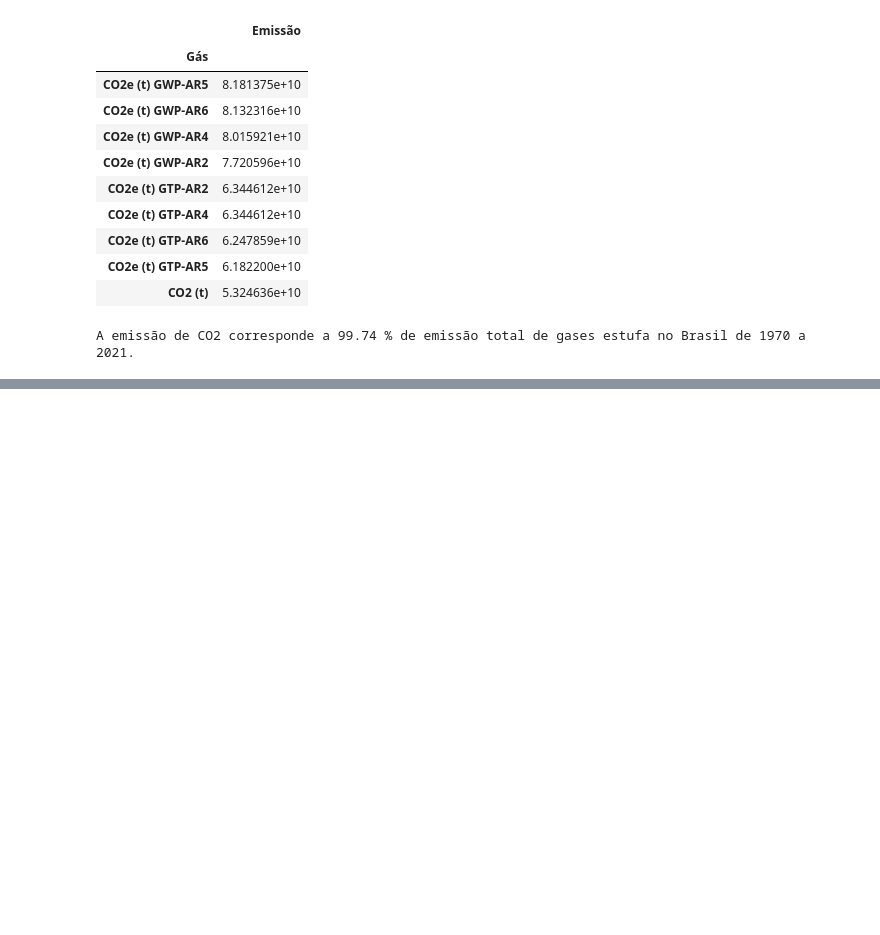
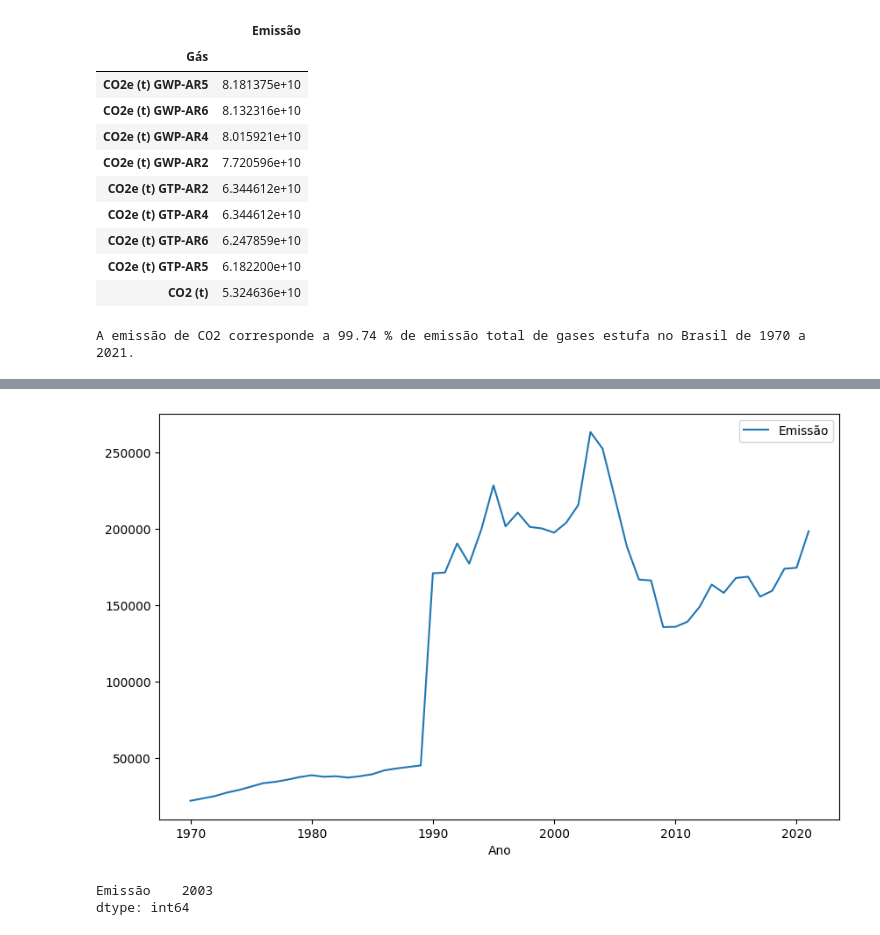
Before and after one commit to Renatocslima/Analise_emissao_gases, a Jupyter notebook: Dados_Gases.ipynb, the cells around one changed output, grey strips where cells are left out. Cells and saved outputs as stored; diff of their text form; code cells hidden in the pictures; blank space fills up the shorter version.

```diff
--- a/Dados_Gases.ipynb
+++ b/Dados_Gases.ipynb
@@ -372,0 +535,9 @@ A emissão de CO2 corresponde a 99.74 % de emissão total de gases estufa no Bra
+# %%
+emissoes_por_ano.groupby('Ano').mean().plot(figsize = (10,6));
+# %% [output]
+[figure, added]
+# %%
+emissoes_por_ano.groupby('Ano').mean().idxmax()
+# %% [output]
+Emissão    2003
+dtype: int64
```
Also changed, not shown: parts of 56 cells of this notebook.
